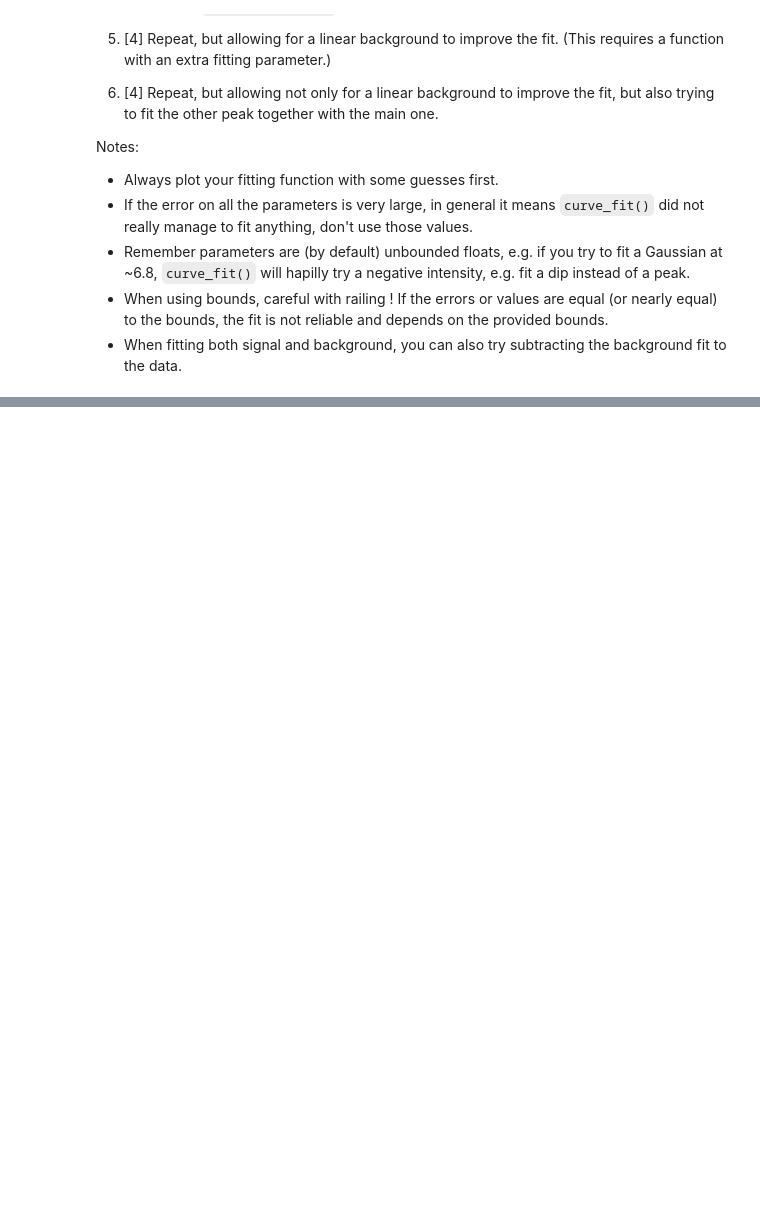
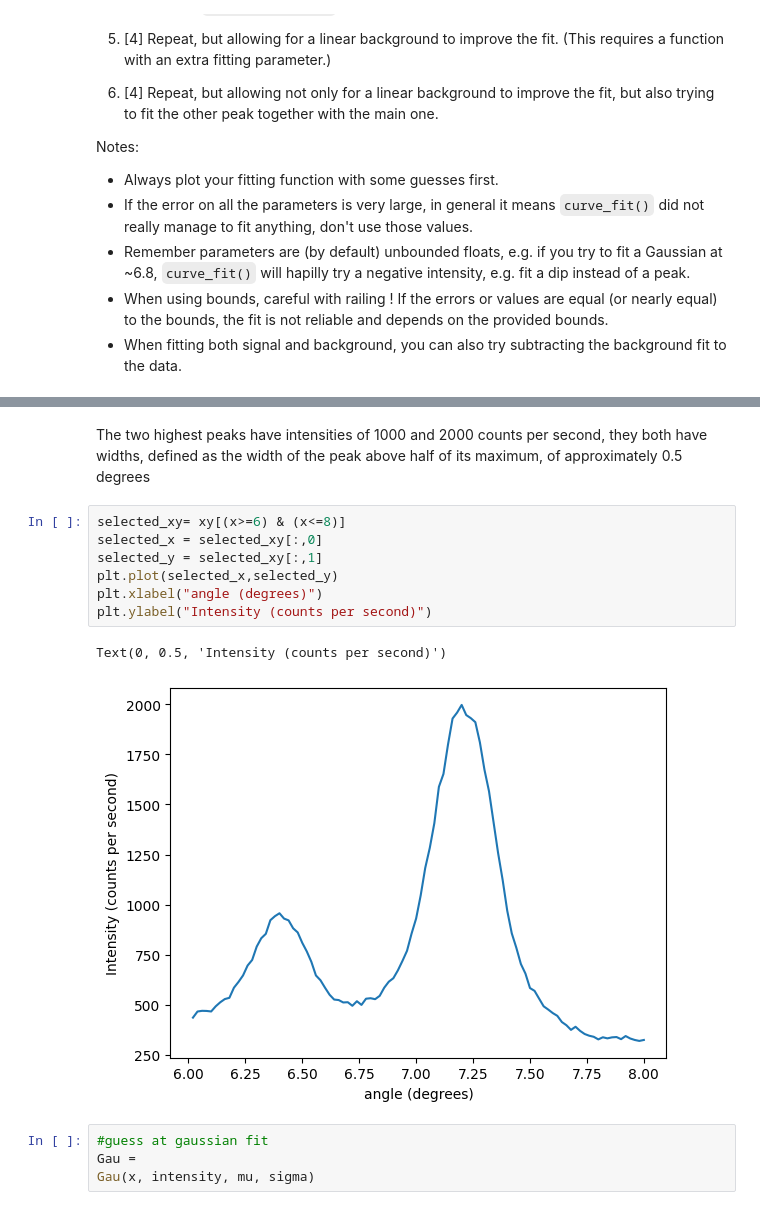
Before and after one commit to PX2145-2025/week-4-b-Morley-James, a Jupyter notebook: Curvefit.ipynb, the cells around one changed output, grey strips where cells are left out. Cells and saved outputs as stored; diff of their text form; blank space fills up the shorter version.

```diff
--- a/Curvefit.ipynb
+++ b/Curvefit.ipynb
@@ -275,0 +287,16 @@ Notes:
+# %% [markdown]
+The two highest peaks have intensities of 1000 and 2000 counts per second, they both have widths, defined as the width of the peak above half of its maximum, of approximately 0.5 degrees
+# %%
+selected_xy= xy[(x>=6) & (x<=8)]
+selected_x = selected_xy[:,0]
+selected_y = selected_xy[:,1]
+plt.plot(selected_x,selected_y)
+plt.xlabel("angle (degrees)")
+plt.ylabel("Intensity (counts per second)")
+# %% [output]
+Text(0, 0.5, 'Intensity (counts per second)')
+[figure, added]
+# %%
+#guess at gaussian fit
+Gau =
+Gau(x, intensity, mu, sigma)
```
Also changed, not shown: parts of 6 cells of this notebook.
